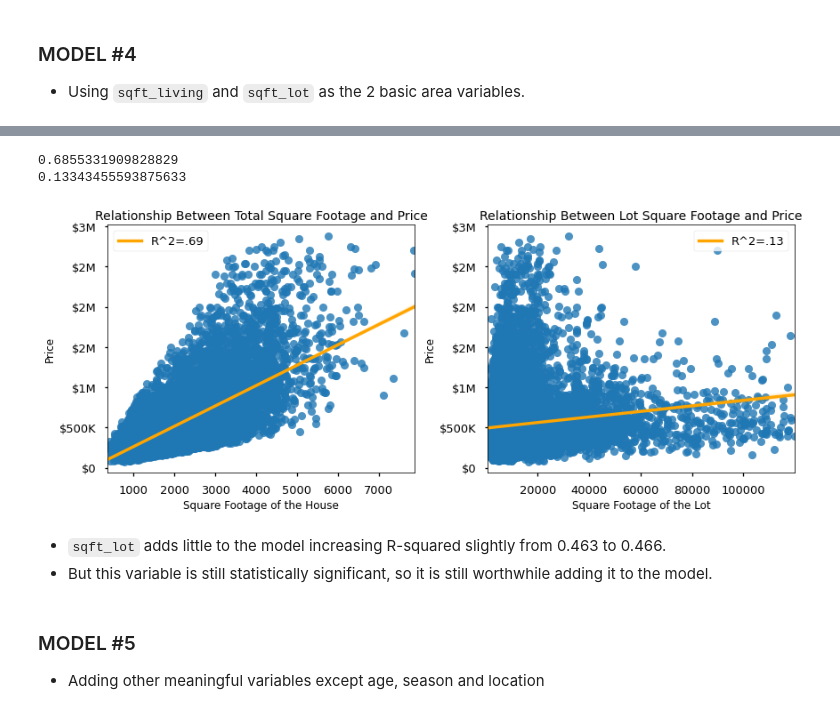
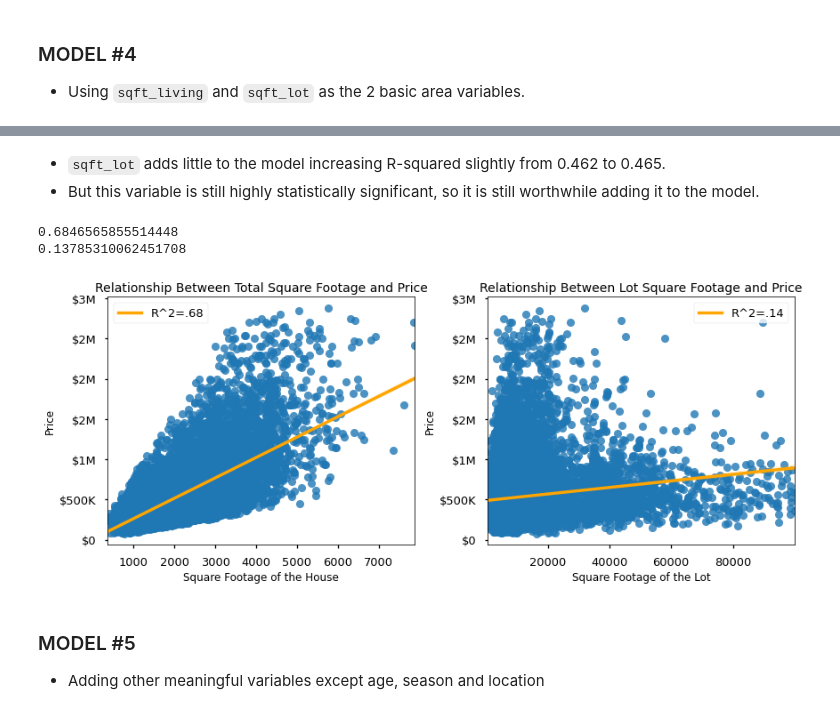
Before and after one commit to erdemiraysu/KingCounty_House_Sales_Regression, a Jupyter notebook: KingCountySales.ipynb, the cells around one changed output, grey strips where cells are left out. Cells and saved outputs as stored; diff of their text form; code cells hidden in the pictures.

```diff
--- a/KingCountySales.ipynb
+++ b/KingCountySales.ipynb
@@ -982,9 +1013,9 @@ print(df_new['bathrooms'].quantile(.999))
 8.0
 5.25
 # %%
-# Let's remove some very high values visible in the histogram ~ top 1 percent.
-df_new =  df_new[df_new['bedrooms'] <= 8]
-df_new =  df_new[df_new['bathrooms'] <= 6]
+# Let's remove some very high values visible in the histogram ~ top .1 percent.
+df_new =  df_new[df_new['bedrooms'] < 8]
+df_new =  df_new[df_new['bathrooms'] < 6]
 # %%
 fig, (ax1, ax2) = plt.subplots(ncols=2, nrows=1, figsize=(12, 4))
 fig.set_tight_layout(True)
@@ -1019,8 +1051,8 @@ print(df_new['sqft_lot15'].quantile(.99))
 #### Remove outliers from `sqft_lot`, and `sqft_lot15`:
 # %%
 # Remove some high values from sqft_lot and sqft_lot15
-df_new =  df_new[df_new['sqft_lot'] < 120000]
-df_new =  df_new[df_new['sqft_lot15'] < 120000]
+df_new =  df_new[df_new['sqft_lot'] < 100000]
+df_new =  df_new[df_new['sqft_lot15'] < 100000]
 # %%
 fig, (ax1, ax2) = plt.subplots(ncols=2, figsize=(10, 4))
 fig.set_tight_layout(True)
@@ -1494,34 +1577,34 @@ multicollinearity(X)
+# %% [markdown]
+- `sqft_lot` adds little to the model increasing R-squared slightly from 0.462 to 0.465.
+- But this variable is still highly statistically significant, so it is still worthwhile adding it to the model.
 # %%
 print(data.corr()['price']['sqft_living'])
 print(data.corr()['price']['sqft_lot'])
 # %% [output]
-0.6855331909828829
-0.13343455593875633
+0.6846565855514448
+0.13785310062451708
 # %%
 with plt.style.context('seaborn-talk'):
     fig, (ax1, ax2) = plt.subplots(ncols=2, nrows=1, figsize=(12, 5))
     fig.set_tight_layout(True)
 
-    sns.regplot(x="sqft_living", y="price", ax=ax1, data=data, line_kws={"color": "orange","label":"R^2=.69"})
+    sns.regplot(x="sqft_living", y="price", ax=ax1, data=data, line_kws={"color": "orange","label":"R^2=.68"})
     ax1.legend()
     ax1.yaxis.set_major_formatter(formatter)
     ax1.set_title('Relationship Between Total Square Footage and Price',fontsize=14)
     ax1.set_xlabel("Square Footage of the House",fontsize=12)
     ax1.set_ylabel("Price",fontsize=12)
 
-    sns.regplot(x="sqft_lot", y="price", ax=ax2, data=data, line_kws={"color": "orange","label":"R^2=.13"})
+    sns.regplot(x="sqft_lot", y="price", ax=ax2, data=data, line_kws={"color": "orange","label":"R^2=.14"})
     ax2.legend()
     ax2.yaxis.set_major_formatter(formatter)
     ax2.set_title('Relationship Between Lot Square Footage and Price',fontsize=14)
     ax2.set_xlabel("Square Footage of the Lot",fontsize=12)
     ax2.set_ylabel("Price",fontsize=12)
 
     fig.savefig('./images/sqft_living_sqft_lot.png', dpi=300);
 # %% [output]
-[figure, old version]
+[figure, new version]
-# %% [markdown]
-- `sqft_lot` adds little to the model increasing R-squared slightly from 0.463 to 0.466.
-- But this variable is still statistically significant, so it is still worthwhile adding it to the model.
 # %% [markdown]
 ### MODEL #5
 - Adding other meaningful variables except age, season and location
```
Also changed, not shown: parts of 86 cells of this notebook.
